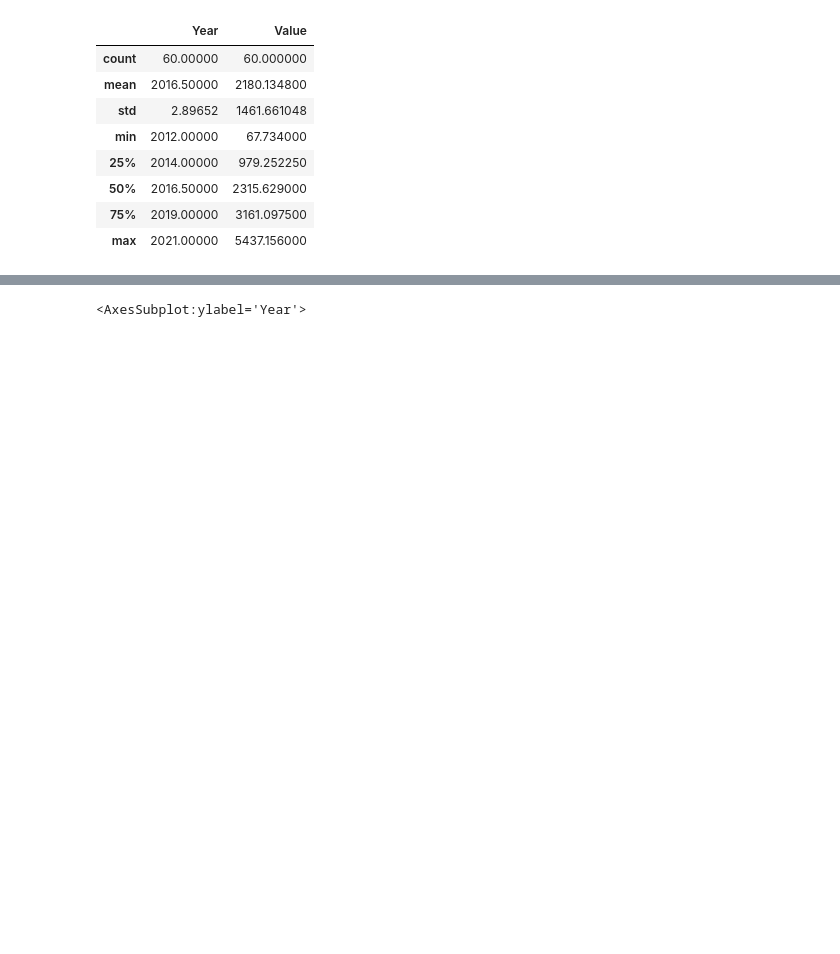
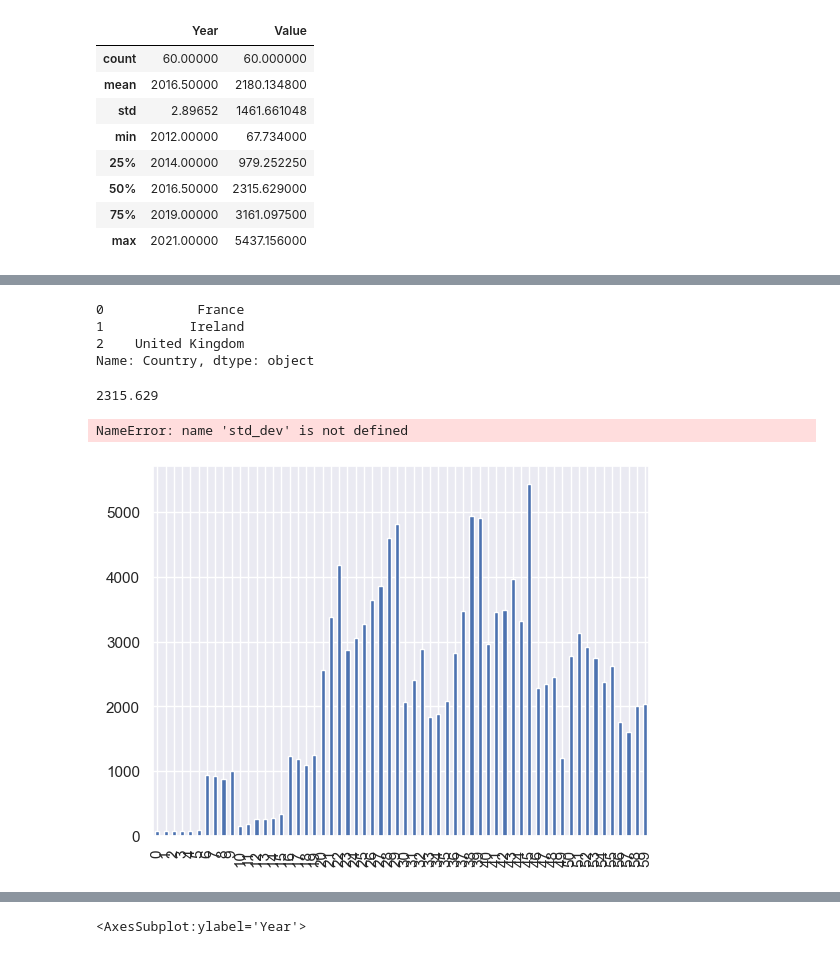
Before and after one commit to SandraMerchant/Project-No.-2, a Jupyter notebook: Project No.2.ipynb, the cells around one changed output, grey strips where cells are left out. Drawn from its saved outputs; the diff is of its cells as text; code cells hidden in the pictures; blank space fills up the shorter version.

```diff
--- a/Project No.2.ipynb
+++ b/Project No.2.ipynb
@@ -83,0 +106,30 @@ Exp_and_Imp.describe() # Why does it looks like this
+# %%
+# mode of the categorical feature
+mode = Exp_and_Imp['Country'].mode()
+print(mode)
+# %% [output]
+0            France
+1           Ireland
+2    United Kingdom
+Name: Country, dtype: object
+# %%
+# mode of the categorical feature
+median = Exp_and_Imp['Value'].median()
+print(median)
+# %% [output]
+2315.629
+# %%
+# Display of a histogram graph of the dispersion of a specific column
+Exp_and_Imp['Value'].plot(kind='bar')
+plt.axvline(x=std_dev, color='r', linestyle='')
+
+# set the plot title and labels
+plt.title("Histogram with Standard Deviation")
+plt.xlabel("Value")
+plt.ylabel("Frecuency")
+
+# display the plot
+plt.show()
+# %% [output]
+NameError: name 'std_dev' is not defined
+[figure, added]
```
Also changed, not shown: parts of 19 cells of this notebook.
